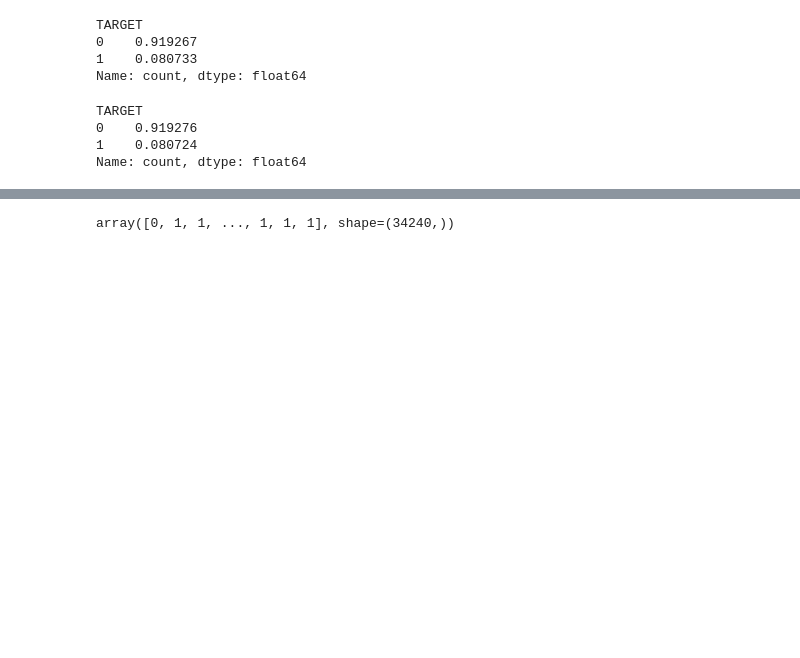
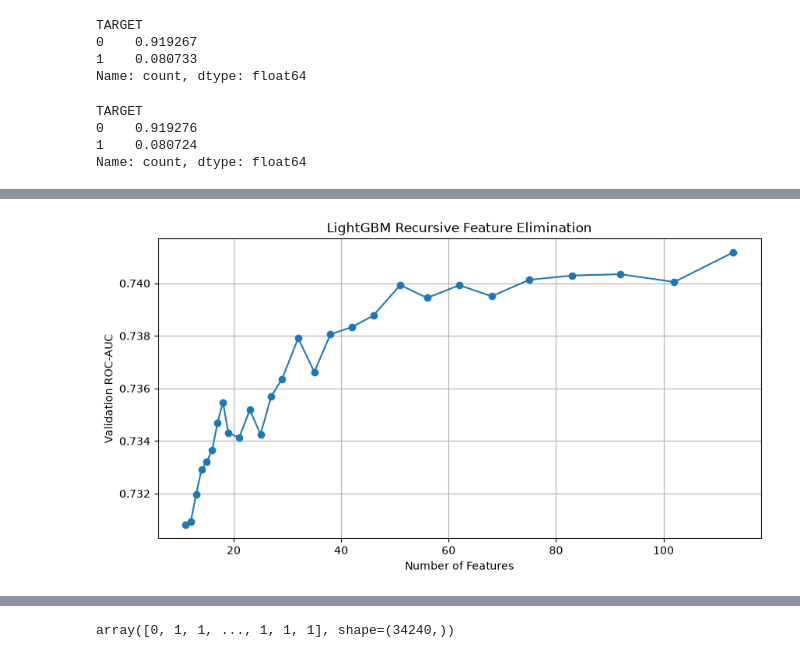
Before and after one commit to john90921/loan_model_prediction, a Jupyter notebook: tutorial.ipynb, the cells around one changed output, grey strips where cells are left out. Cells and saved outputs as stored; diff of their text form; code cells hidden in the pictures; blank space fills up the shorter version.

```diff
--- a/tutorial.ipynb
+++ b/tutorial.ipynb
@@ -531,6 +536,7 @@ memory usage: 23.0 MB
-# %%
-cleanedTrain = engineer_features(cleanedTrain)
-cleanedTest = engineer_features(cleanedTest)
+# %%
+
+cleanedTrain = add_extra_features(create_selected_features(cleanedTrain))
+cleanedTest = add_extra_features(create_selected_features(cleanedTest))
 # %%
 cleanedTrain.info()
 # %% [output]
@@ -661,7 +636,4 @@ ORGANIZATION_TYPE      category
 dtype: object
-# %%
-text_cols = X_train.select_dtypes(include=["object"]).columns
-X_train[text_cols] = X_train[text_cols].astype("category")
 # %%
 print(X_train.select_dtypes(
     exclude=["number", "bool"]
@@ -678 +655,65 @@ ORGANIZATION_TYPE      category
 dtype: object
+# %%
+para= {'n_estimators': 600, 'learning_rate': 0.014690223885683914, 'num_leaves': 87, 'max_depth': 5, 'min_child_samples': 42, 'subsample': 0.979478676255813, 'colsample_bytree': 0.6065443474399195, 'reg_alpha': 0.060367301036360746, 'reg_lambda': 0.004753387095186861}
+# %%
+selected_features = X_train.columns.tolist()
+categorical_cols = X_train.select_dtypes(include=["category"]).columns.tolist()
+results = []
+best_auc = float("-inf")
+best_features = selected_features.copy()
+negatives = (y_train == 0).sum()
+positives = (y_train == 1).sum()
+class_ratio = negatives / positives
+
+while len(selected_features) > 10:
+    model =  lgb.LGBMClassifier(
+    **para,
+    eval_metric="auc",
+    tree_method="hist",
+    random_state=42,
+    n_jobs=-1,
+    scale_pos_weight=class_ratio
+    )
+
+    model.fit(
+        X_train[selected_features],
+        y_train,
+        categorical_feature=[
+            column for column in categorical_cols
+            if column in selected_features
+        ]
+    )
+
+    valid_pred = model.predict_proba(X_valid[selected_features])[:, 1]
+    auc = roc_auc_score(y_valid, valid_pred)
+    results.append({"num_features": len(selected_features), "auc": auc})
+
+    print(f"Features: {len(selected_features)} | Validation AUC: {auc:.5f}")
+
+    if auc > best_auc:
+        best_auc = auc
+        best_features = selected_features.copy()
+
+    importance = pd.Series(
+        model.feature_importances_,
+        index=selected_features
+    )
+    remove_count = max(1, int(len(selected_features) * 0.10))
+    remove_features = importance.nsmallest(remove_count).index
+    selected_features = [
+        feature for feature in selected_features
+        if feature not in remove_features
+    ]
+
+print("\nBest AUC:", best_auc)
+print("Best number of features:", len(best_features))
+
+results_df = pd.DataFrame(results)
+plt.figure(figsize=(10, 5))
+plt.plot(results_df["num_features"], results_df["auc"], marker="o")
+plt.xlabel("Number of Features")
+plt.ylabel("Validation ROC-AUC")
+plt.title("LightGBM Recursive Feature Elimination")
+plt.grid()
+plt.show()
+# %% [output]
@@ -679,2 +737,3 @@ dtype: object
+[figure, added]
 # %%
 
```
Also changed, not shown: parts of 26 cells of this notebook, 2 other files.
